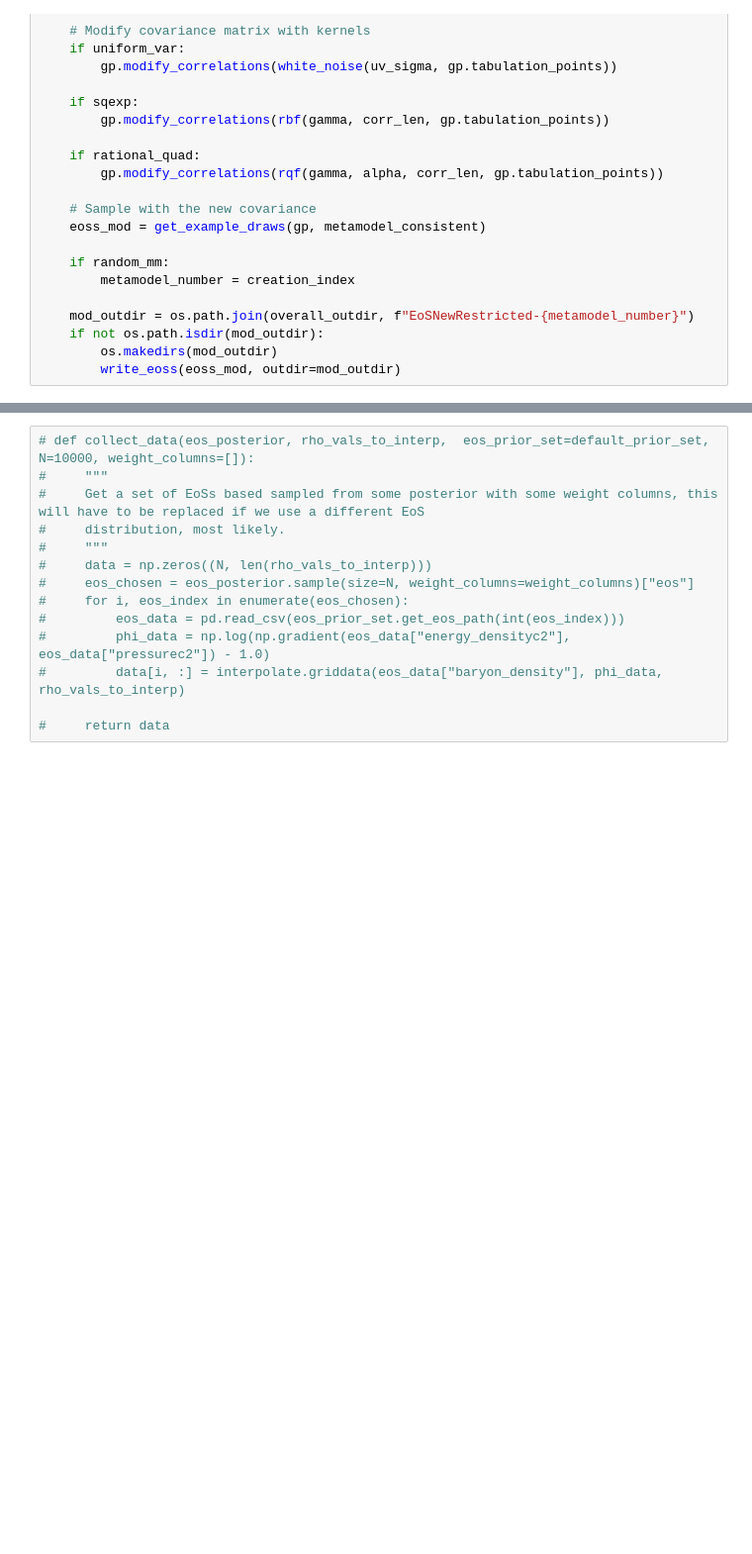
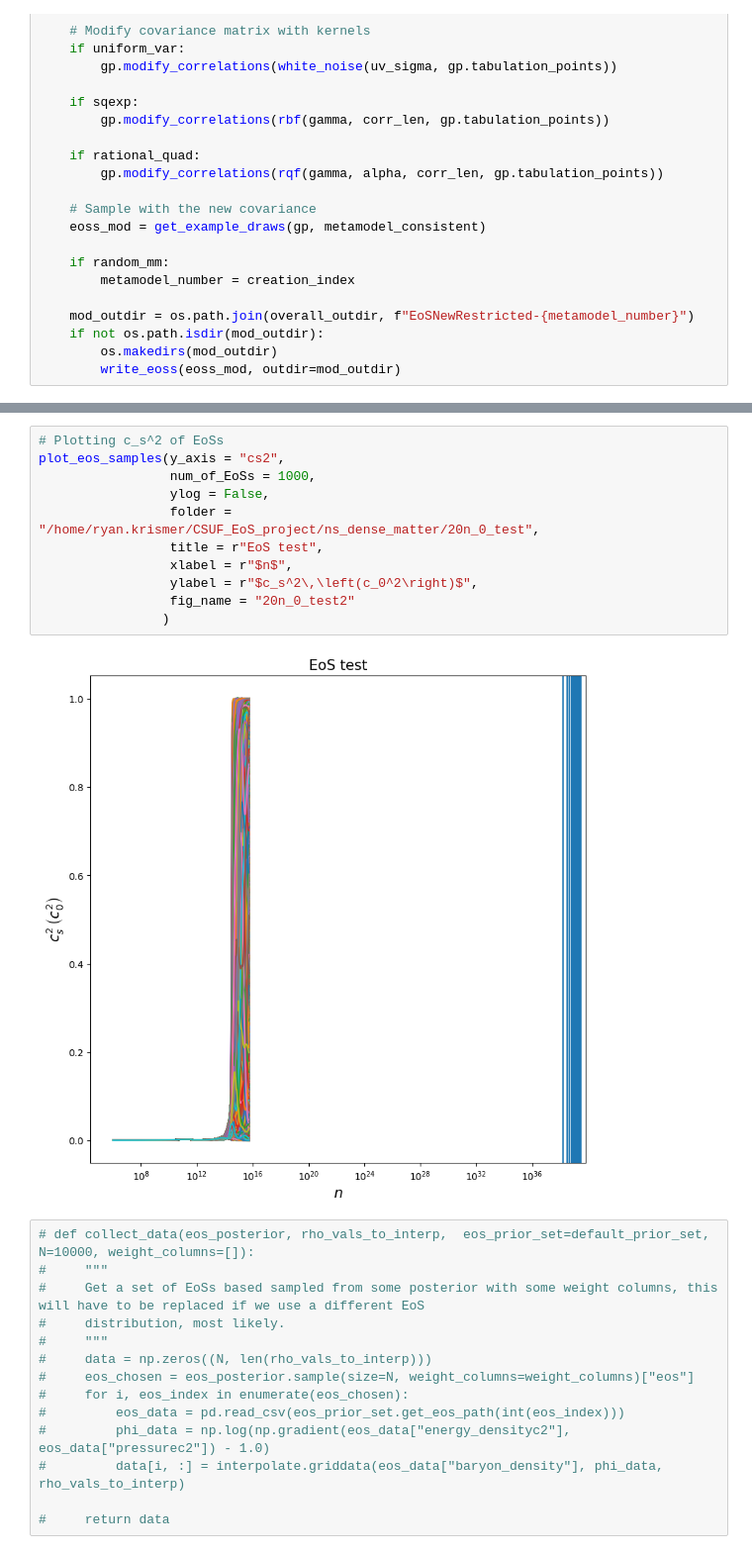
Before and after one commit to ryankrismer/ns-dense-matter, a Jupyter notebook: executables/generate_eos_set_test.ipynb, the cells around one changed output, grey strips where cells are left out. Shown at 99% size. Saved outputs shown, nothing was run; the diff lists cells and outputs as text; blank space fills up the shorter version.

```diff
--- a/executables/generate_eos_set_test.ipynb
+++ b/executables/generate_eos_set_test.ipynb
@@ -457,3 +493,16 @@ plt.savefig("20n_0_test.pdf", bbox_inches = "tight");
+# %%
+# Plotting c_s^2 of EoSs
+plot_eos_samples(y_axis = "cs2",
+                 num_of_EoSs = 1000,
+                 ylog = False,
+                 folder = "/home/ryan.krismer/CSUF_EoS_project/ns_dense_matter/20n_0_test",
+                 title = r"EoS test",
+                 xlabel = r"$n$",
+                 ylabel = r"$c_s^2\,\left(c_0^2\right)$",
+                 fig_name = "20n_0_test2"
+                )
+# %% [output]
+[figure, added]
 # %%
 # def collect_data(eos_posterior, rho_vals_to_interp,  eos_prior_set=default_prior_set,  N=10000, weight_columns=[]):
 #     """
```
Also changed, not shown: parts of 5 cells of this notebook.
